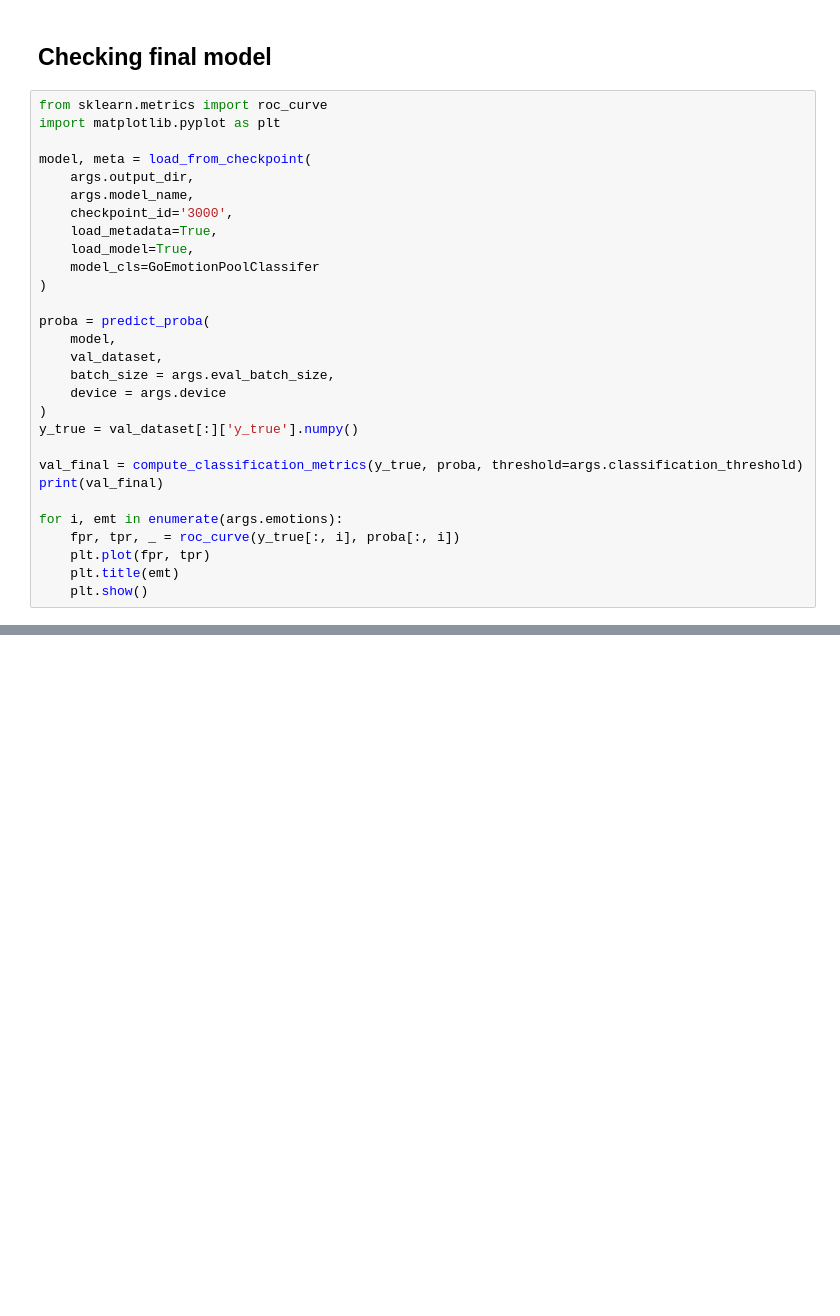
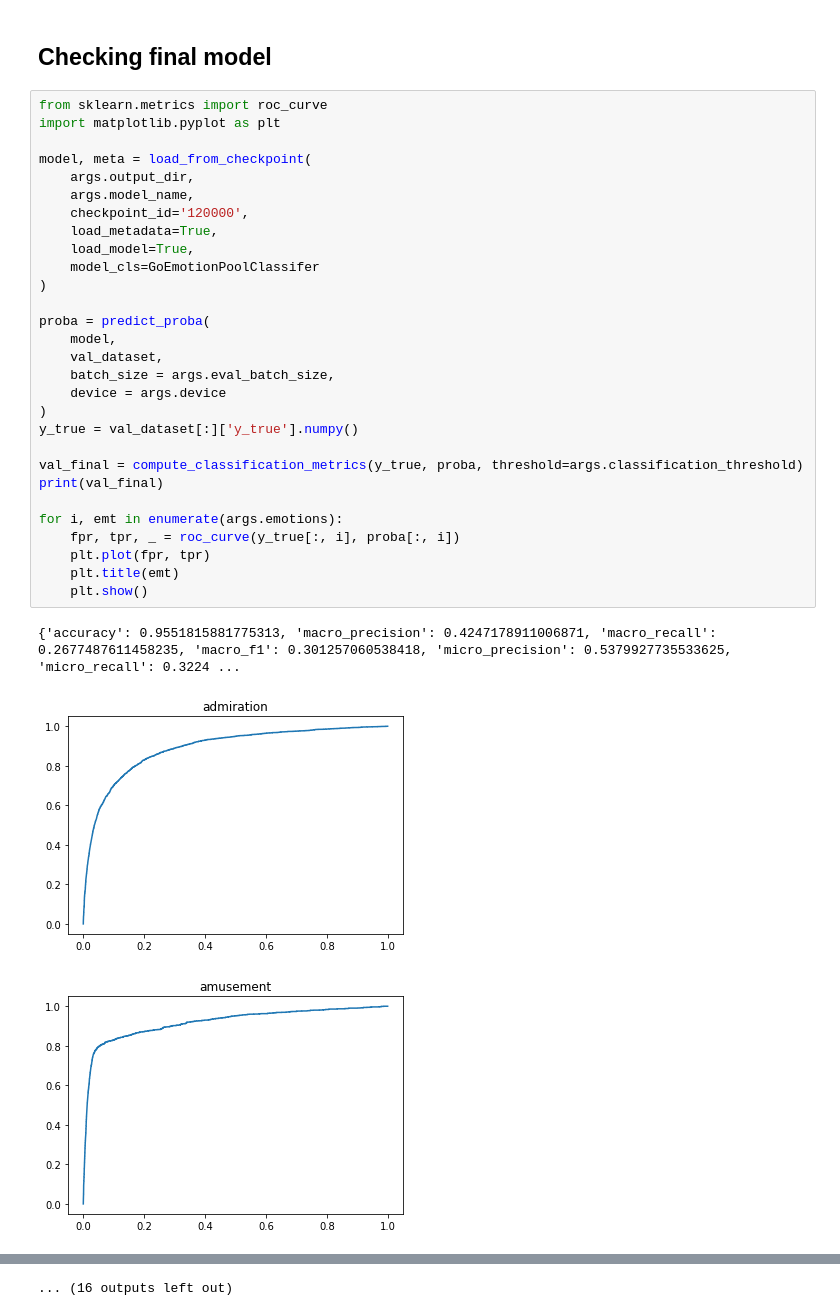
Before and after one commit to jsong336/emotion-bert, a Jupyter notebook: notebooks/main_bert_dense.ipynb, the cells around one changed output, grey strips where cells are left out. Saved outputs shown, nothing was run; the diff lists cells and outputs as text; blank space fills up the shorter version.

```diff
--- a/notebooks/main_bert_dense.ipynb
+++ b/notebooks/main_bert_dense.ipynb
@@ -296,29 +325,33 @@ plt.legend()
 # %%
 from sklearn.metrics import roc_curve
 import matplotlib.pyplot as plt
 
 model, meta = load_from_checkpoint(
     args.output_dir,
     args.model_name,
-    checkpoint_id='3000',
+    checkpoint_id='120000',
     load_metadata=True,
     load_model=True,
     model_cls=GoEmotionPoolClassifer
 )
 
 proba = predict_proba(
     model,
     val_dataset,
     batch_size = args.eval_batch_size,
     device = args.device
 )
 y_true = val_dataset[:]['y_true'].numpy()
 
 val_final = compute_classification_metrics(y_true, proba, threshold=args.classification_threshold)
 print(val_final)
 
 for i, emt in enumerate(args.emotions):
     fpr, tpr, _ = roc_curve(y_true[:, i], proba[:, i])
     plt.plot(fpr, tpr)
     plt.title(emt)
     plt.show()
+# %% [output]
+{'accuracy': 0.9551815881775313, 'macro_precision': 0.4247178911006871, 'macro_recall': 0.2677487611458235, 'macro_f1': 0.301257060538418, 'micro_precision': 0.5379927735533625, 'micro_recall': 0.3224 ...
+[figure, added]
+[figure, added]
@@ -324,0 +367 @@ for i, emt in enumerate(args.emotions):
+... (16 outputs left out)
```
Also changed, not shown: parts of 14 cells of this notebook, 9 other files.
